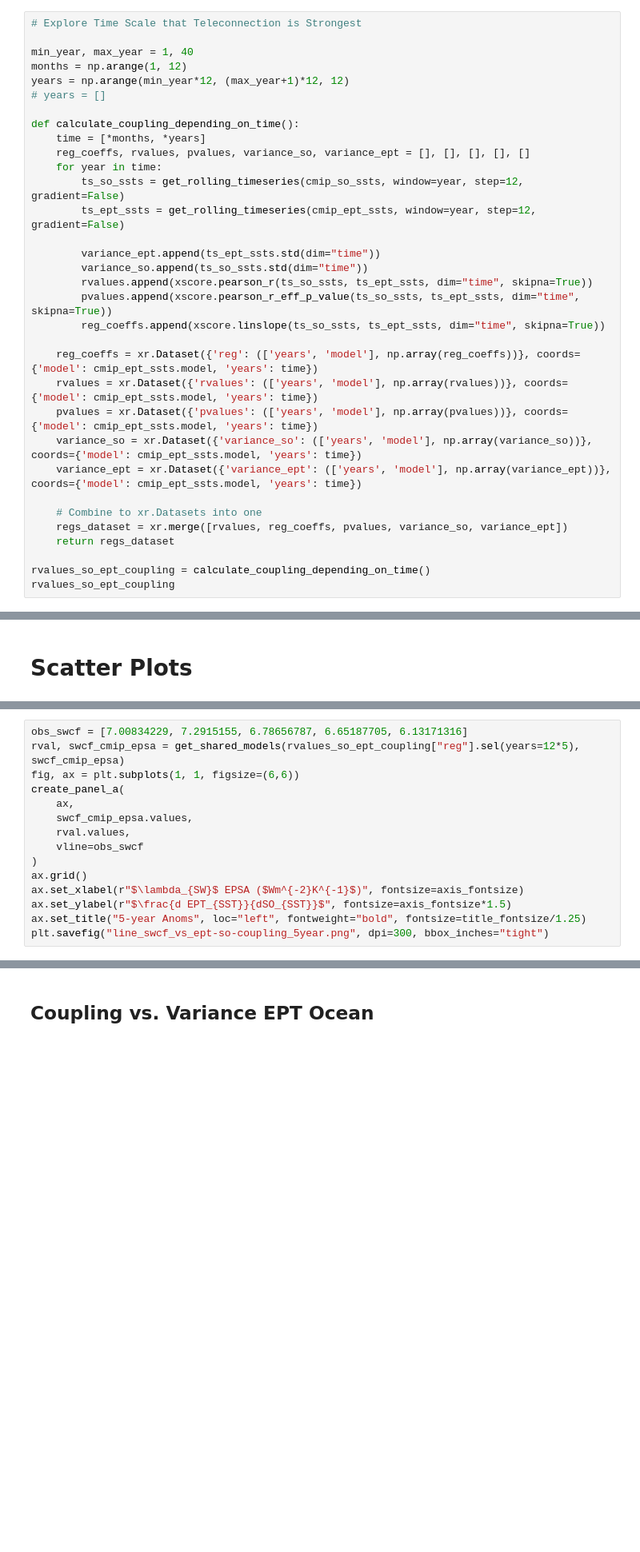
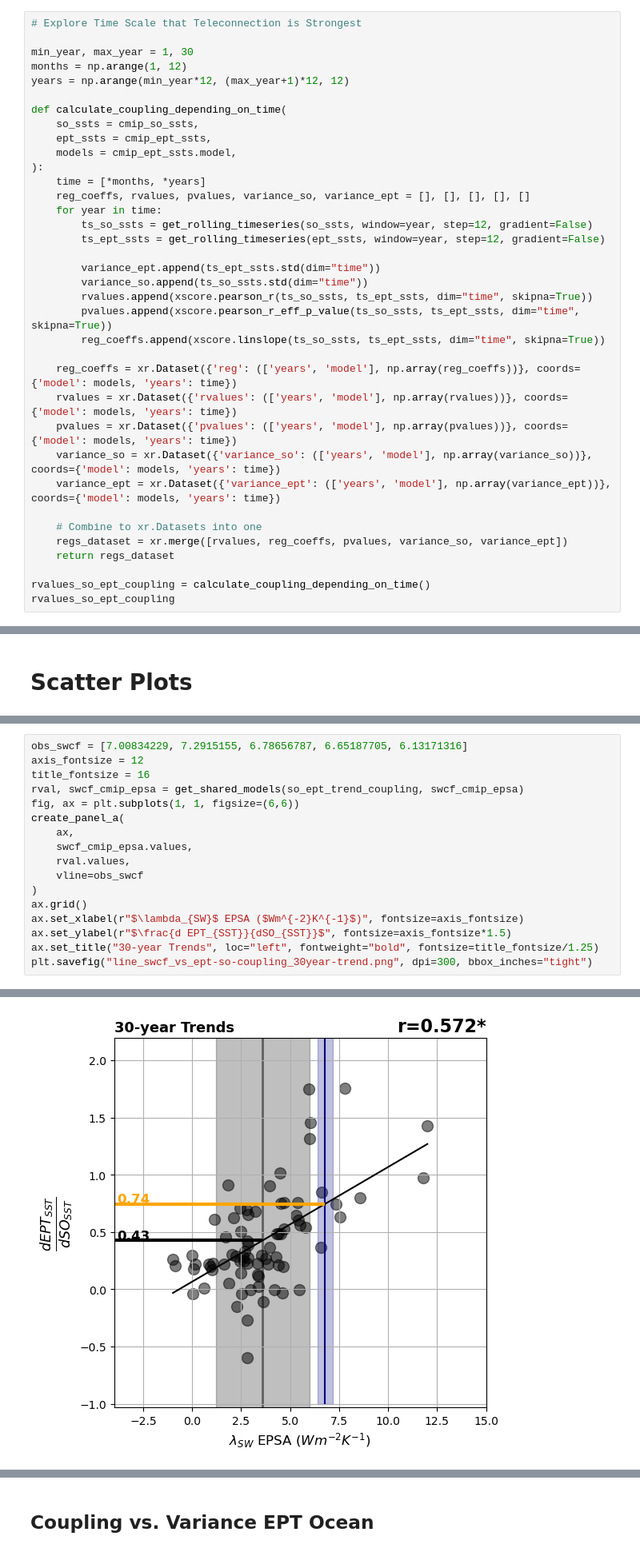
Before and after one commit to zacespinosa/SO-EP-teleconnection, a Jupyter notebook: SO-EPT-reg-corr.ipynb, the cells around one changed output, grey strips where cells are left out. Shown at 80% size. Saved outputs shown, nothing was run; the diff lists cells and outputs as text; blank space fills up the shorter version.

```diff
--- a/SO-EPT-reg-corr.ipynb
+++ b/SO-EPT-reg-corr.ipynb
@@ -383,17 +388,20 @@ Data variables:
 # %%
 # Explore Time Scale that Teleconnection is Strongest
 
-min_year, max_year = 1, 40
+min_year, max_year = 1, 30
 months = np.arange(1, 12)
 years = np.arange(min_year*12, (max_year+1)*12, 12)
-# years = []
 
-def calculate_coupling_depending_on_time():
+def calculate_coupling_depending_on_time(
+    so_ssts = cmip_so_ssts,
+    ept_ssts = cmip_ept_ssts,
+    models = cmip_ept_ssts.model,
+):
     time = [*months, *years]
     reg_coeffs, rvalues, pvalues, variance_so, variance_ept = [], [], [], [], []
     for year in time:
-        ts_so_ssts = get_rolling_timeseries(cmip_so_ssts, window=year, step=12, gradient=False)
-        ts_ept_ssts = get_rolling_timeseries(cmip_ept_ssts, window=year, step=12, gradient=False)
+        ts_so_ssts = get_rolling_timeseries(so_ssts, window=year, step=12, gradient=False)
+        ts_ept_ssts = get_rolling_timeseries(ept_ssts, window=year, step=12, gradient=False)
 
         variance_ept.append(ts_ept_ssts.std(dim="time"))
         variance_so.append(ts_so_ssts.std(dim="time"))
@@ -401,11 +409,11 @@ def calculate_coupling_depending_on_time():
         pvalues.append(xscore.pearson_r_eff_p_value(ts_so_ssts, ts_ept_ssts, dim="time", skipna=True))
         reg_coeffs.append(xscore.linslope(ts_so_ssts, ts_ept_ssts, dim="time", skipna=True))
 
-    reg_coeffs = xr.Dataset({'reg': (['years', 'model'], np.array(reg_coeffs))}, coords={'model': cmip_ept_ssts.model, 'years': time})
-    rvalues = xr.Dataset({'rvalues': (['years', 'model'], np.array(rvalues))}, coords={'model': cmip_ept_ssts.model, 'years': time})
-    pvalues = xr.Dataset({'pvalues': (['years', 'model'], np.array(pvalues))}, coords={'model': cmip_ept_ssts.model, 'years': time})
-    variance_so = xr.Dataset({'variance_so': (['years', 'model'], np.array(variance_so))}, coords={'model': cmip_ept_ssts.model, 'years': time})
-    variance_ept = xr.Dataset({'variance_ept': (['years', 'model'], np.array(variance_ept))}, coords={'model': cmip_ept_ssts.model, 'years': time})
+    reg_coeffs = xr.Dataset({'reg': (['years', 'model'], np.array(reg_coeffs))}, coords={'model': models, 'years': time})
+    rvalues = xr.Dataset({'rvalues': (['years', 'model'], np.array(rvalues))}, coords={'model': models, 'years': time})
+    pvalues = xr.Dataset({'pvalues': (['years', 'model'], np.array(pvalues))}, coords={'model': models, 'years': time})
+    variance_so = xr.Dataset({'variance_so': (['years', 'model'], np.array(variance_so))}, coords={'model': models, 'years': time})
+    variance_ept = xr.Dataset({'variance_ept': (['years', 'model'], np.array(variance_ept))}, coords={'model': models, 'years': time})
 
     # Combine to xr.Datasets into one
     regs_dataset = xr.merge([rvalues, reg_coeffs, pvalues, variance_so, variance_ept])
@@ -736,7 +774,9 @@ def create_panel_a(ax, x6, y6, x5: list = [], y5: list = [], vline=0) -> None:
     ax.text(s=f"{np.around(sig_obs, 2)}", x=xmin-borderx*.95, y=sig_obs + sig_mmm*.025, color="orange", fontsize=12, fontweight="bold")
 # %%
 obs_swcf = [7.00834229, 7.2915155, 6.78656787, 6.65187705, 6.13171316]
-rval, swcf_cmip_epsa = get_shared_models(rvalues_so_ept_coupling["reg"].sel(years=12*5), swcf_cmip_epsa)
+axis_fontsize = 12
+title_fontsize = 16
+rval, swcf_cmip_epsa = get_shared_models(so_ept_trend_coupling, swcf_cmip_epsa)
 fig, ax = plt.subplots(1, 1, figsize=(6,6))
 create_panel_a(
     ax,
@@ -747,5 +787,6 @@ create_panel_a(
 ax.grid()
 ax.set_xlabel(r"$\lambda_{SW}$ EPSA ($Wm^{-2}K^{-1}$)", fontsize=axis_fontsize)
 ax.set_ylabel(r"$\frac{d EPT_{SST}}{dSO_{SST}}$", fontsize=axis_fontsize*1.5)
-ax.set_title("5-year Anoms", loc="left", fontweight="bold", fontsize=title_fontsize/1.25)
-plt.savefig("line_swcf_vs_ept-so-coupling_5year.png", dpi=300, bbox_inches="tight")
+ax.set_title("30-year Trends", loc="left", fontweight="bold", fontsize=title_fontsize/1.25)
+plt.savefig("line_swcf_vs_ept-so-coupling_30year-trend.png", dpi=300, bbox_inches="tight")
+# %% [output]
@@ -751,0 +794 @@ plt.savefig("line_swcf_vs_ept-so-coupling_5year.png", dpi=300, bbox_inches="tigh
+[figure, added]
```
Also changed, not shown: parts of 11 cells of this notebook, 9 other files.
